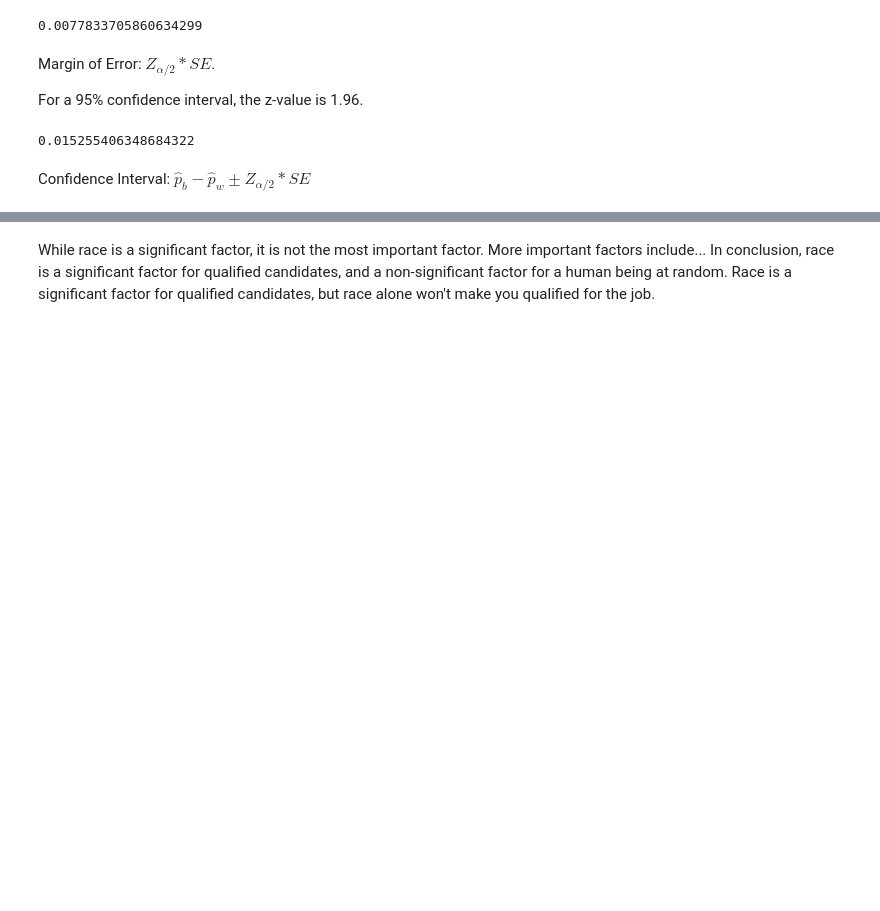
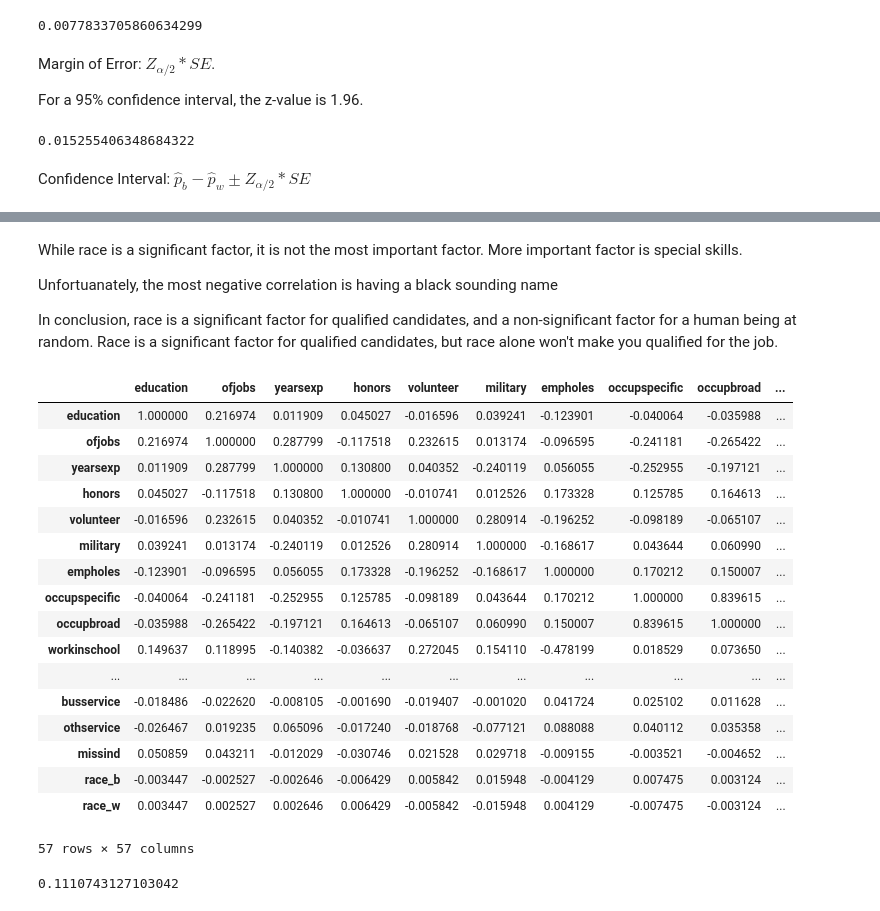
Before and after one commit to thomasdunlap/data-science-career-track, a Jupyter notebook: discrimination_analysis/sliderule_dsi_inferential_statistics_exercise_2.ipynb, the cells around one changed output, grey strips where cells are left out. Cells and saved outputs as stored; diff of their text form; code cells hidden in the pictures; blank space fills up the shorter version.

```diff
--- a/discrimination_analysis/sliderule_dsi_inferential_statistics_exercise_2.ipynb
+++ b/discrimination_analysis/sliderule_dsi_inferential_statistics_exercise_2.ipynb
@@ -157,3 +157,34 @@ Pnull
 # %% [markdown]
-While race is a significant factor, it is not the most important factor.  More important factors include...
+While race is a significant factor, it is not the most important factor.  More important factor is special skills.
+
+Unfortuanately, the most negative correlation is having a black sounding name
+
 In conclusion, race is a significant factor for qualified candidates, and a non-significant factor for a human being at random. Race is a significant factor for qualified candidates, but race alone won't make you qualified for the job.
+# %%
+dummy_df = pd.get_dummies(data, columns=["race"])
+pearson = dummy_df.corr()
+pearson
+# %% [output]
+|  | education | ofjobs | yearsexp | honors | volunteer | military | empholes | occupspecific | occupbroad | ... |
+| education | 1.000000 | 0.216974 | 0.011909 | 0.045027 | -0.016596 | 0.039241 | -0.123901 | -0.040064 | -0.035988 | ... |
+| ofjobs | 0.216974 | 1.000000 | 0.287799 | -0.117518 | 0.232615 | 0.013174 | -0.096595 | -0.241181 | -0.265422 | ... |
+| yearsexp | 0.011909 | 0.287799 | 1.000000 | 0.130800 | 0.040352 | -0.240119 | 0.056055 | -0.252955 | -0.197121 | ... |
+| honors | 0.045027 | -0.117518 | 0.130800 | 1.000000 | -0.010741 | 0.012526 | 0.173328 | 0.125785 | 0.164613 | ... |
+| volunteer | -0.016596 | 0.232615 | 0.040352 | -0.010741 | 1.000000 | 0.280914 | -0.196252 | -0.098189 | -0.065107 | ... |
+| military | 0.039241 | 0.013174 | -0.240119 | 0.012526 | 0.280914 | 1.000000 | -0.168617 | 0.043644 | 0.060990 | ... |
+| empholes | -0.123901 | -0.096595 | 0.056055 | 0.173328 | -0.196252 | -0.168617 | 1.000000 | 0.170212 | 0.150007 | ... |
+| occupspecific | -0.040064 | -0.241181 | -0.252955 | 0.125785 | -0.098189 | 0.043644 | 0.170212 | 1.000000 | 0.839615 | ... |
+| occupbroad | -0.035988 | -0.265422 | -0.197121 | 0.164613 | -0.065107 | 0.060990 | 0.150007 | 0.839615 | 1.000000 | ... |
+| workinschool | 0.149637 | 0.118995 | -0.140382 | -0.036637 | 0.272045 | 0.154110 | -0.478199 | 0.018529 | 0.073650 | ... |
+| ... | ... | ... | ... | ... | ... | ... | ... | ... | ... | ... |
+| busservice | -0.018486 | -0.022620 | -0.008105 | -0.001690 | -0.019407 | -0.001020 | 0.041724 | 0.025102 | 0.011628 | ... |
+| othservice | -0.026467 | 0.019235 | 0.065096 | -0.017240 | -0.018768 | -0.077121 | 0.088088 | 0.040112 | 0.035358 | ... |
+| missind | 0.050859 | 0.043211 | -0.012029 | -0.030746 | 0.021528 | 0.029718 | -0.009155 | -0.003521 | -0.004652 | ... |
+| race_b | -0.003447 | -0.002527 | -0.002646 | -0.006429 | 0.005842 | 0.015948 | -0.004129 | 0.007475 | 0.003124 | ... |
+| race_w | 0.003447 | 0.002527 | 0.002646 | 0.006429 | -0.005842 | -0.015948 | 0.004129 | -0.007475 | -0.003124 | ... |
+57 rows × 57 columns
+# %%
+max_corr = sorted(pearson["call"], reverse=True)[1]
+max_corr
+# %% [output]
+0.1110743127103042
```
Also changed, not shown: parts of 9 cells of this notebook.
